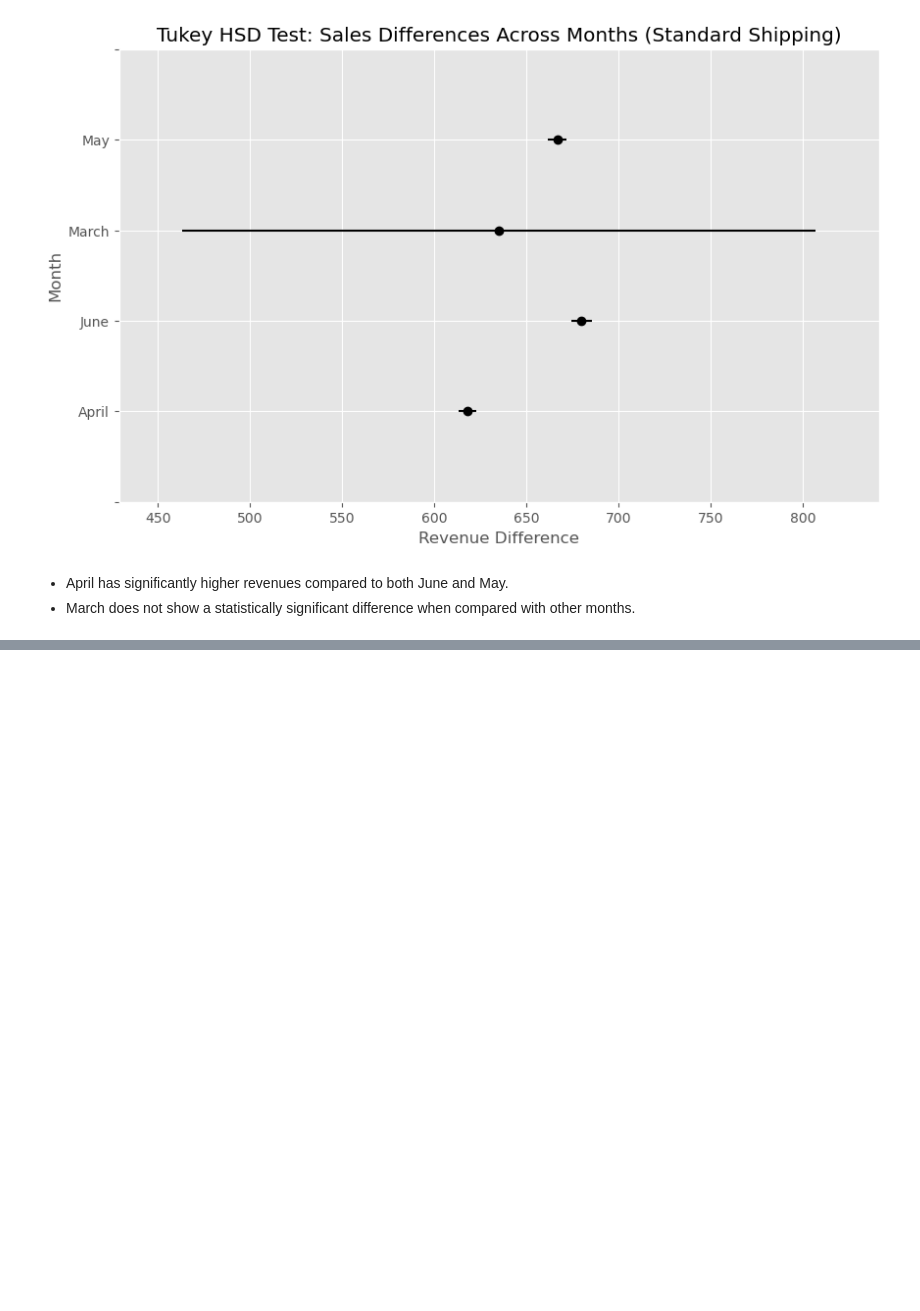
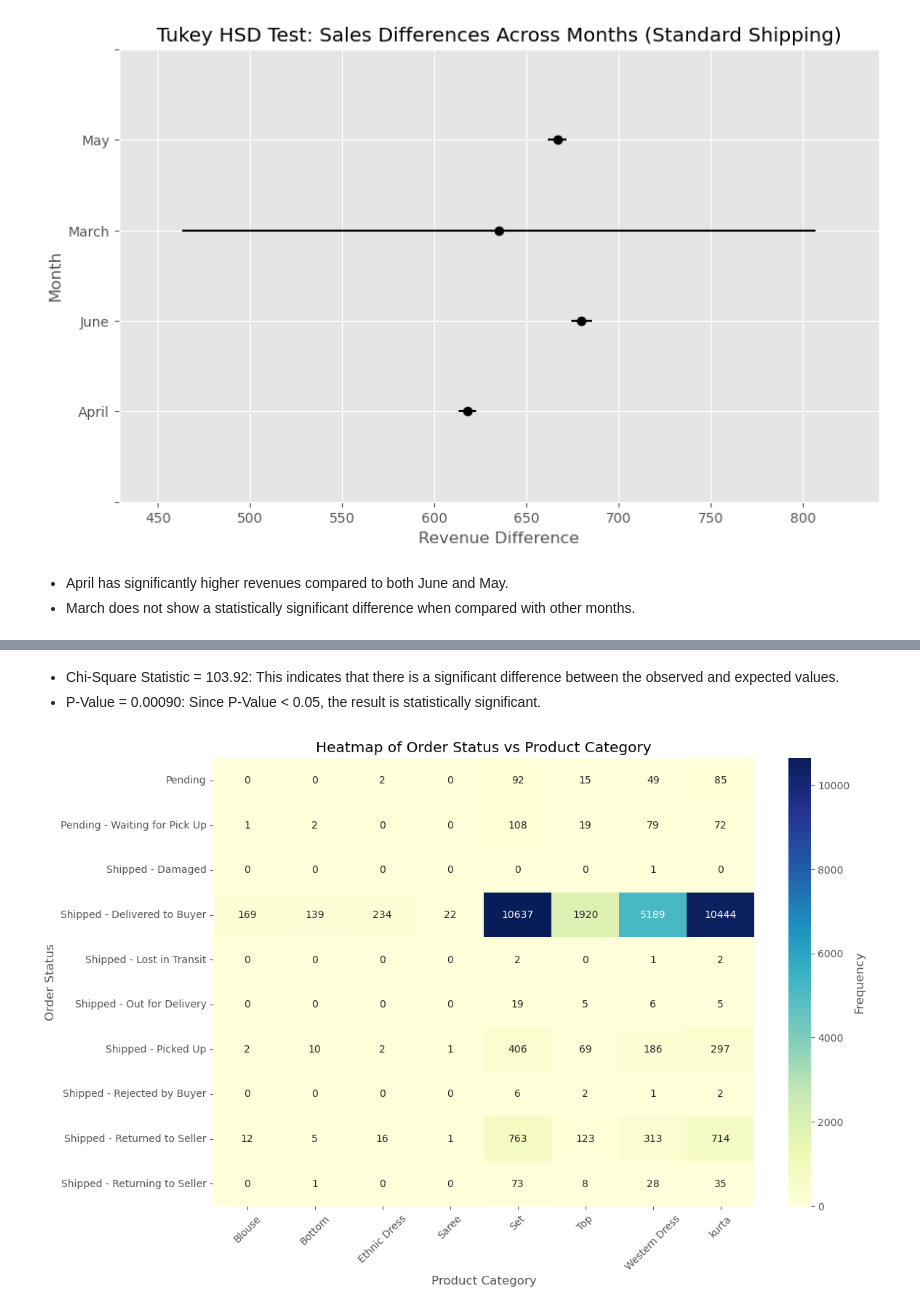
Before and after one commit to ElifSurucu/Analyzing-E-Commerce-Sales-Performance, a Jupyter notebook: Analysis_Notebook.ipynb, the cells around one changed output, grey strips where cells are left out. Saved outputs shown, nothing was run; the diff lists cells and outputs as text; code cells hidden in the pictures; blank space fills up the shorter version.

```diff
--- a/Analysis_Notebook.ipynb
+++ b/Analysis_Notebook.ipynb
@@ -1091,0 +1341,14 @@ There is no significant difference in revenue between promoted and non-promoted
+# %% [markdown]
+- Chi-Square Statistic = 103.92: This indicates that there is a significant difference between the observed and expected values.
+- P-Value = 0.00090: Since P-Value < 0.05, the result is statistically significant.
+# %%
+contingency_table = pd.crosstab(data['Status'], data['Category'])
+plt.figure(figsize=(12, 8))
+sns.heatmap(contingency_table, annot=True, fmt='d', cmap='YlGnBu', cbar_kws={'label': 'Frequency'})
+plt.title("Heatmap of Order Status vs Product Category")
+plt.xlabel("Product Category")
+plt.ylabel("Order Status")
+plt.xticks(rotation=45)
+plt.show()
+# %% [output]
+[figure, added]
```
Also changed, not shown: parts of 57 cells of this notebook.
